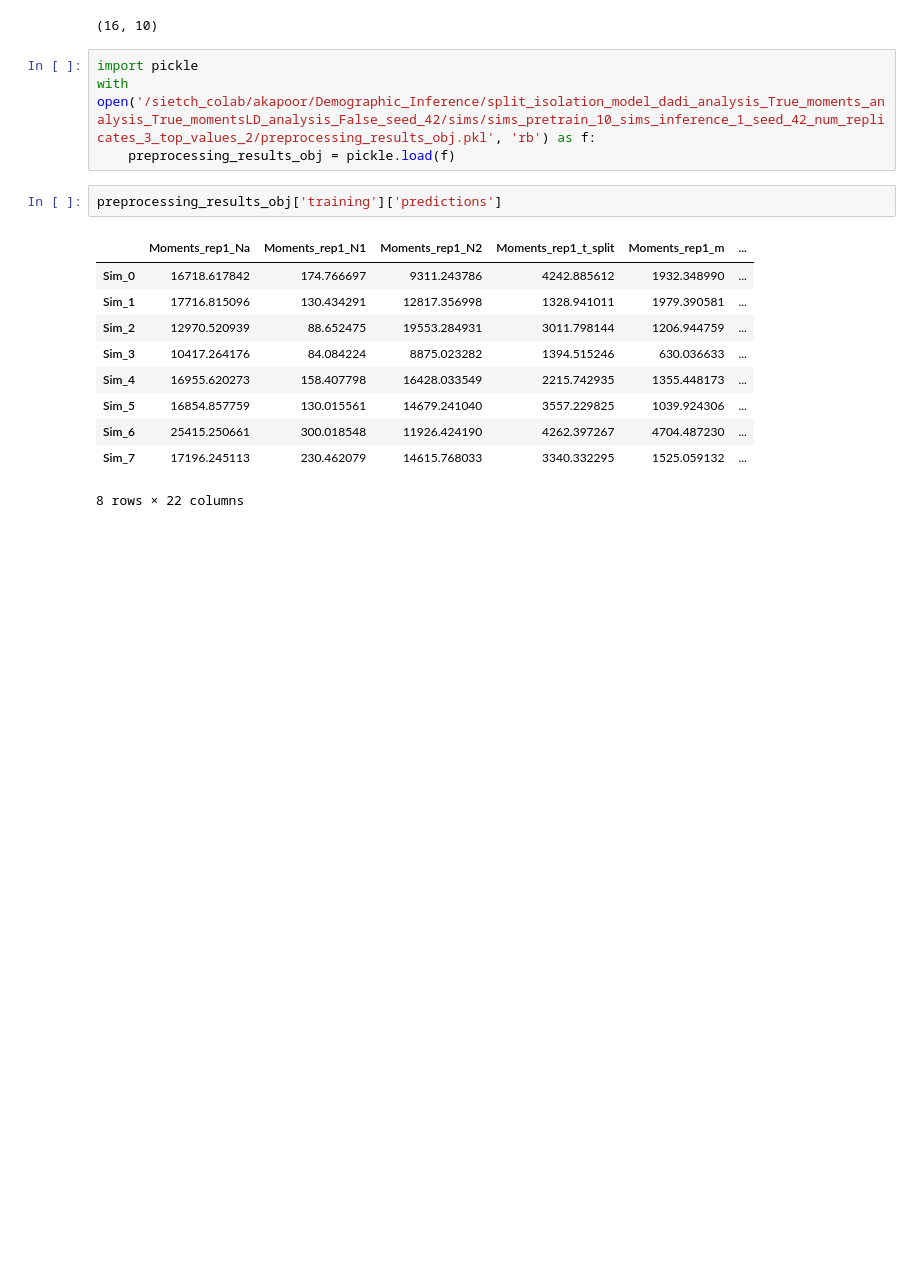
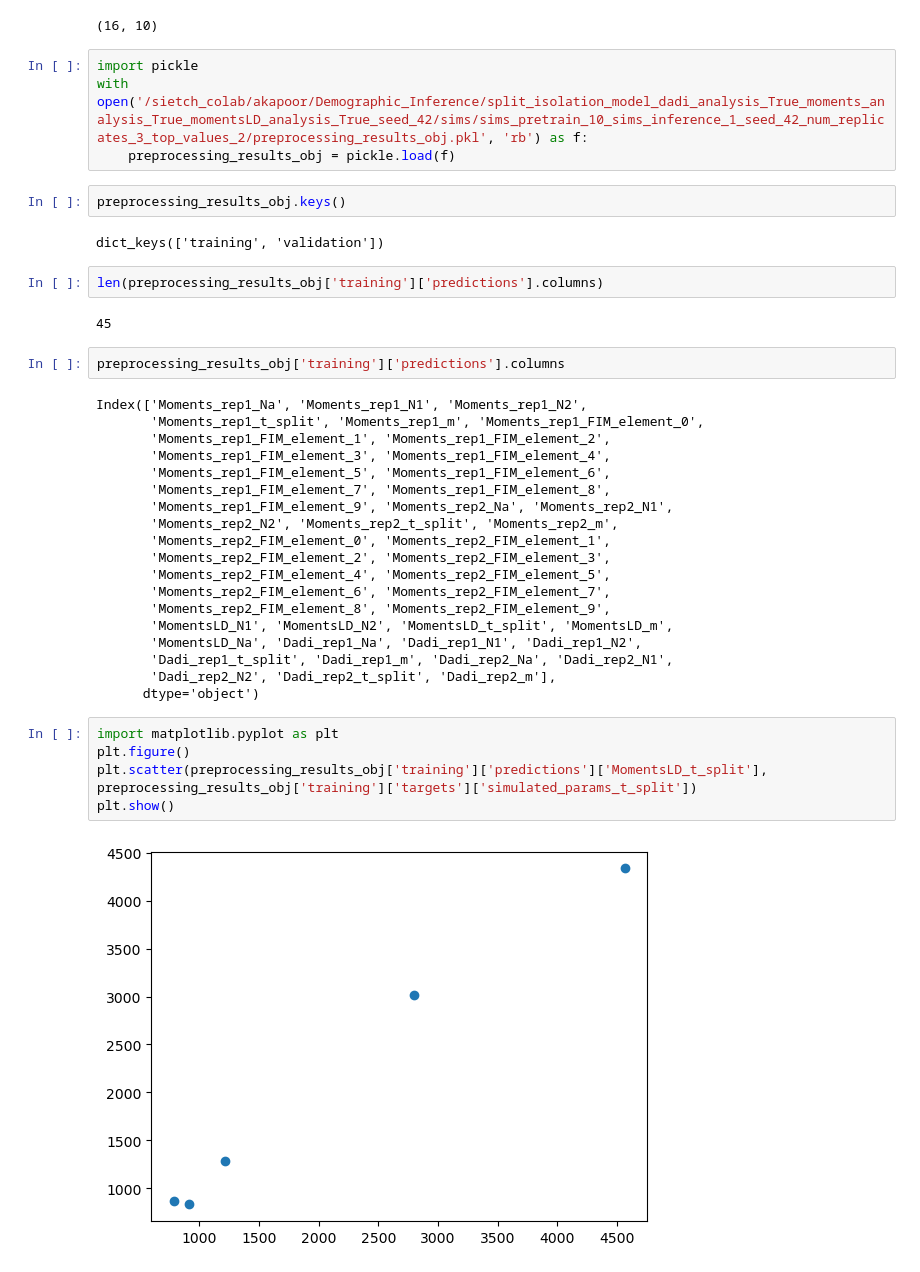
Before and after one commit to ak1376/Demographic_Inference, a Jupyter notebook: notebooks/debugging_aggregate_all_features.ipynb, the cells around one changed output. Saved outputs shown, nothing was run; the diff lists cells and outputs as text; blank space fills up the shorter version.

Commit message:
MomentsLD in a different snakemake rule

```diff
--- a/notebooks/debugging_aggregate_all_features.ipynb
+++ b/notebooks/debugging_aggregate_all_features.ipynb
@@ -251,19 +251,42 @@ a.shape
 (16, 10)
 # %%
 import pickle
-with open('/sietch_colab/akapoor/Demographic_Inference/split_isolation_model_dadi_analysis_True_moments_analysis_True_momentsLD_analysis_False_seed_42/sims/sims_pretrain_10_sims_inference_1_seed_42_num_replicates_3_top_values_2/preprocessing_results_obj.pkl', 'rb') as f:
+with open('/sietch_colab/akapoor/Demographic_Inference/split_isolation_model_dadi_analysis_True_moments_analysis_True_momentsLD_analysis_True_seed_42/sims/sims_pretrain_10_sims_inference_1_seed_42_num_replicates_3_top_values_2/preprocessing_results_obj.pkl', 'rb') as f:
     preprocessing_results_obj = pickle.load(f)
+# %%
+preprocessing_results_obj.keys()
+# %% [output]
+dict_keys(['training', 'validation'])
+# %%
+len(preprocessing_results_obj['training']['predictions'].columns)
+# %% [output]
+45
 # %%
-preprocessing_results_obj['training']['predictions']
+preprocessing_results_obj['training']['predictions'].columns
 # %% [output]
-|  | Moments_rep1_Na | Moments_rep1_N1 | Moments_rep1_N2 | Moments_rep1_t_split | Moments_rep1_m | ... |
-| Sim_0 | 16718.617842 | 174.766697 | 9311.243786 | 4242.885612 | 1932.348990 | ... |
-| Sim_1 | 17716.815096 | 130.434291 | 12817.356998 | 1328.941011 | 1979.390581 | ... |
-| Sim_2 | 12970.520939 | 88.652475 | 19553.284931 | 3011.798144 | 1206.944759 | ... |
-| Sim_3 | 10417.264176 | 84.084224 | 8875.023282 | 1394.515246 | 630.036633 | ... |
-| Sim_4 | 16955.620273 | 158.407798 | 16428.033549 | 2215.742935 | 1355.448173 | ... |
-| Sim_5 | 16854.857759 | 130.015561 | 14679.241040 | 3557.229825 | 1039.924306 | ... |
-| Sim_6 | 25415.250661 | 300.018548 | 11926.424190 | 4262.397267 | 4704.487230 | ... |
-| Sim_7 | 17196.245113 | 230.462079 | 14615.768033 | 3340.332295 | 1525.059132 | ... |
-8 rows × 22 columns
+Index(['Moments_rep1_Na', 'Moments_rep1_N1', 'Moments_rep1_N2',
+       'Moments_rep1_t_split', 'Moments_rep1_m', 'Moments_rep1_FIM_element_0',
+       'Moments_rep1_FIM_element_1', 'Moments_rep1_FIM_element_2',
+       'Moments_rep1_FIM_element_3', 'Moments_rep1_FIM_element_4',
+       'Moments_rep1_FIM_element_5', 'Moments_rep1_FIM_element_6',
+       'Moments_rep1_FIM_element_7', 'Moments_rep1_FIM_element_8',
+       'Moments_rep1_FIM_element_9', 'Moments_rep2_Na', 'Moments_rep2_N1',
+       'Moments_rep2_N2', 'Moments_rep2_t_split', 'Moments_rep2_m',
+       'Moments_rep2_FIM_element_0', 'Moments_rep2_FIM_element_1',
+       'Moments_rep2_FIM_element_2', 'Moments_rep2_FIM_element_3',
+       'Moments_rep2_FIM_element_4', 'Moments_rep2_FIM_element_5',
+       'Moments_rep2_FIM_element_6', 'Moments_rep2_FIM_element_7',
+       'Moments_rep2_FIM_element_8', 'Moments_rep2_FIM_element_9',
+       'MomentsLD_N1', 'MomentsLD_N2', 'MomentsLD_t_split', 'MomentsLD_m',
+       'MomentsLD_Na', 'Dadi_rep1_Na', 'Dadi_rep1_N1', 'Dadi_rep1_N2',
+       'Dadi_rep1_t_split', 'Dadi_rep1_m', 'Dadi_rep2_Na', 'Dadi_rep2_N1',
+       'Dadi_rep2_N2', 'Dadi_rep2_t_split', 'Dadi_rep2_m'],
+      dtype='object')
+# %%
+import matplotlib.pyplot as plt
+plt.figure()
+plt.scatter(preprocessing_results_obj['training']['predictions']['MomentsLD_t_split'], preprocessing_results_obj['training']['targets']['simulated_params_t_split'])
+plt.show()
+# %% [output]
+[figure, added]
 # %%
```
Also changed, not shown: parts of 28 cells of this notebook, 13 other files.
